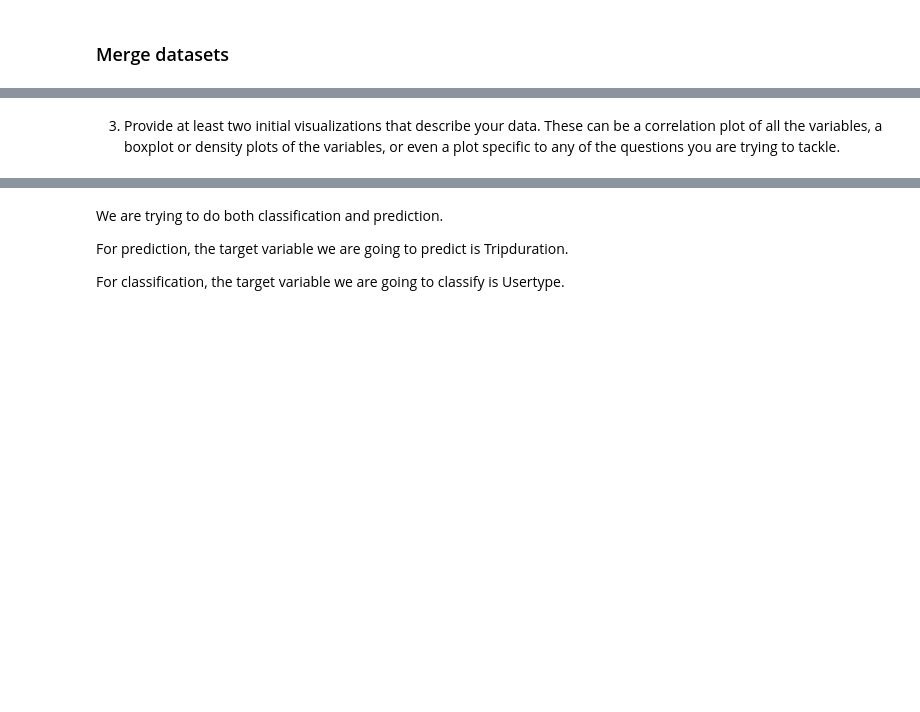
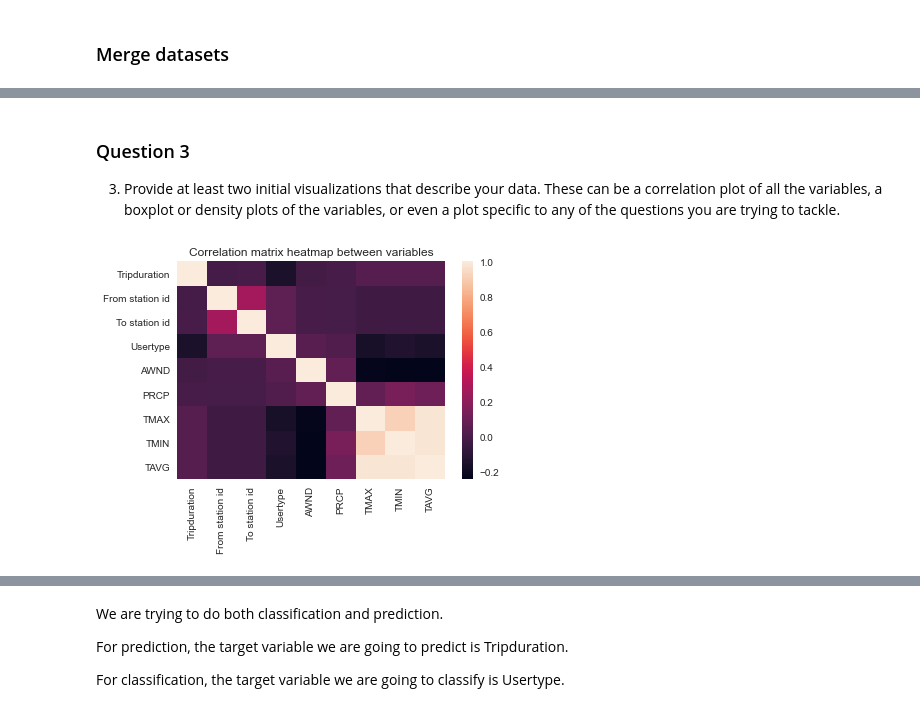
Before and after one commit to Nellyan4/data_mining_project, a Jupyter notebook: project_cleaning.ipynb, the cells around one changed output, grey strips where cells are left out. Drawn from its saved outputs; the diff is of its cells as text; code cells hidden in the pictures; blank space fills up the shorter version.

```diff
--- a/project_cleaning.ipynb
+++ b/project_cleaning.ipynb
@@ -58,3 +87,25 @@ weather.head(5)
 # %% [markdown]
 ### Read and clean ride rentals data
 The ride rental data is retrieved from [Western Pennsylvania Regional Data Center](https://data.wprdc.org/dataset/healthyride-trip-data), since we are using 2017-2019 data, and the data is a .csv file quarterly. We have to combine 12 .csv data first in order to finish the cleaning.
+# %%
+ride = pd.DataFrame(data = None)
+for i in range(7,10):
+    for j in range(1,5):
+        ride_1 = pd.read_csv("healthy-ride-rentals-201{}-q{}.csv".format(i, j))
+        # drop the lines with NA
+        ride_1 = ride_1.dropna(axis=0)
+        # copy the column with date
+        ride_1["tmp"] = ride_1["Starttime"]
+        # starttime and stoptime delete the date
+        ride_1["Starttime"] = ride_1["Starttime"].apply(lambda x: str(x).split(" ")[1])
+        ride_1["Stoptime"] = ride_1["Stoptime"].apply(lambda x: str(x).split(" ")[1])
+        # extract date to a new column and then merge with weather dataset
+        ride_1["DATE"] = ride_1["tmp"].apply(lambda x: str(str(x).split("/")[2]).split(" ")[0] + "-" + str(x).split("/")[0]+ "-"  + str(x).split("/")[1])
+        # adjust the format
+        ride_1["DATE"] = pd.to_datetime(ride_1["DATE"]).apply(lambda x: str(x).split(" ")[0])
+        # delete the temp column
+        del ride_1["tmp"]
+
+        # add each subdataset
+        ride = pd.concat([ride, ride_1])
+ride
@@ -78,0 +143,14 @@ b) If you are joining your datasets check that you are not losing relevant data
+# %%
+# Merge ride dataframe with weather dataframe based on DATE
+df_merged = pd.merge(ride, weather, on='DATE')
+df_merged.info()
+# Show how many rows have empty values
+df_merged.isnull().sum(axis=0)
+# Drop rows which contain NaN values
+df_merged = df_merged.dropna()
+# Drop not useful columns
+df_merged = df_merged.drop(['Trip id', 'Bikeid','From station name', 'To station name'], axis=1)
+# Convert Usertype from categorical to dummy variable 0(customer) and 1(subscriber)
+df_merged['Usertype'] = df_merged['Usertype'].astype('category').cat.codes
+# Show top 5 rows of the dataset
+df_merged.head(5)
@@ -79,2 +181,11 @@ b) If you are joining your datasets check that you are not losing relevant data
 # %% [markdown]
+### Question 3
 3) Provide at least two initial visualizations that describe your data. These can be a correlation plot of all the variables, a boxplot or density plots of the variables, or even a plot specific to any of the questions you are trying to tackle.
+# %%
+# Data visualization plots (first)
+# This plot try to see the correlation between each features
+corr = df_merged.corr()
+sns.heatmap(corr, xticklabels=corr.columns, yticklabels=corr.columns,).set_title('Correlation matrix heatmap between variables')
+plt.show()
+# %% [output]
+[figure, added]
```
Also changed, not shown: parts of 20 cells of this notebook, 1 other file.
